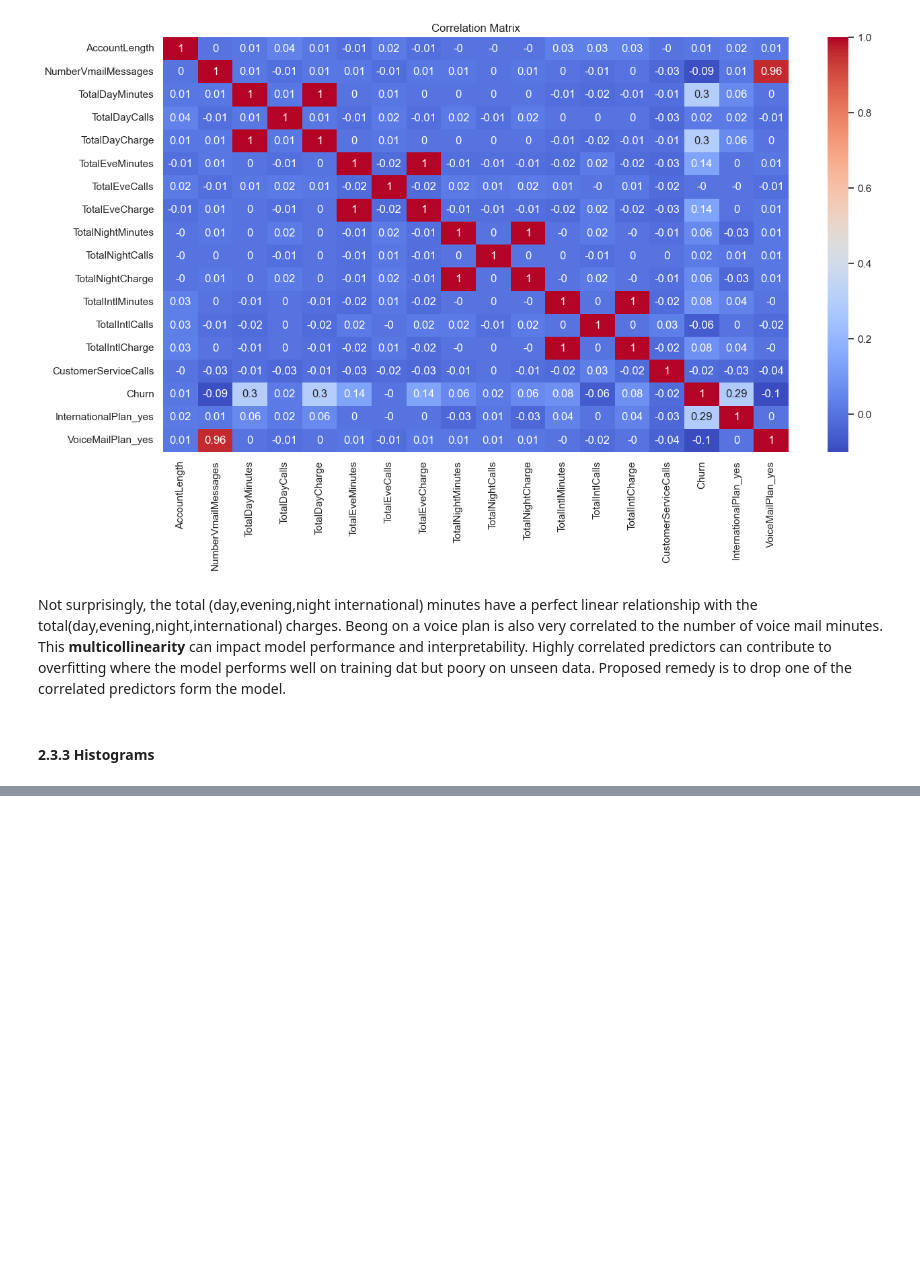
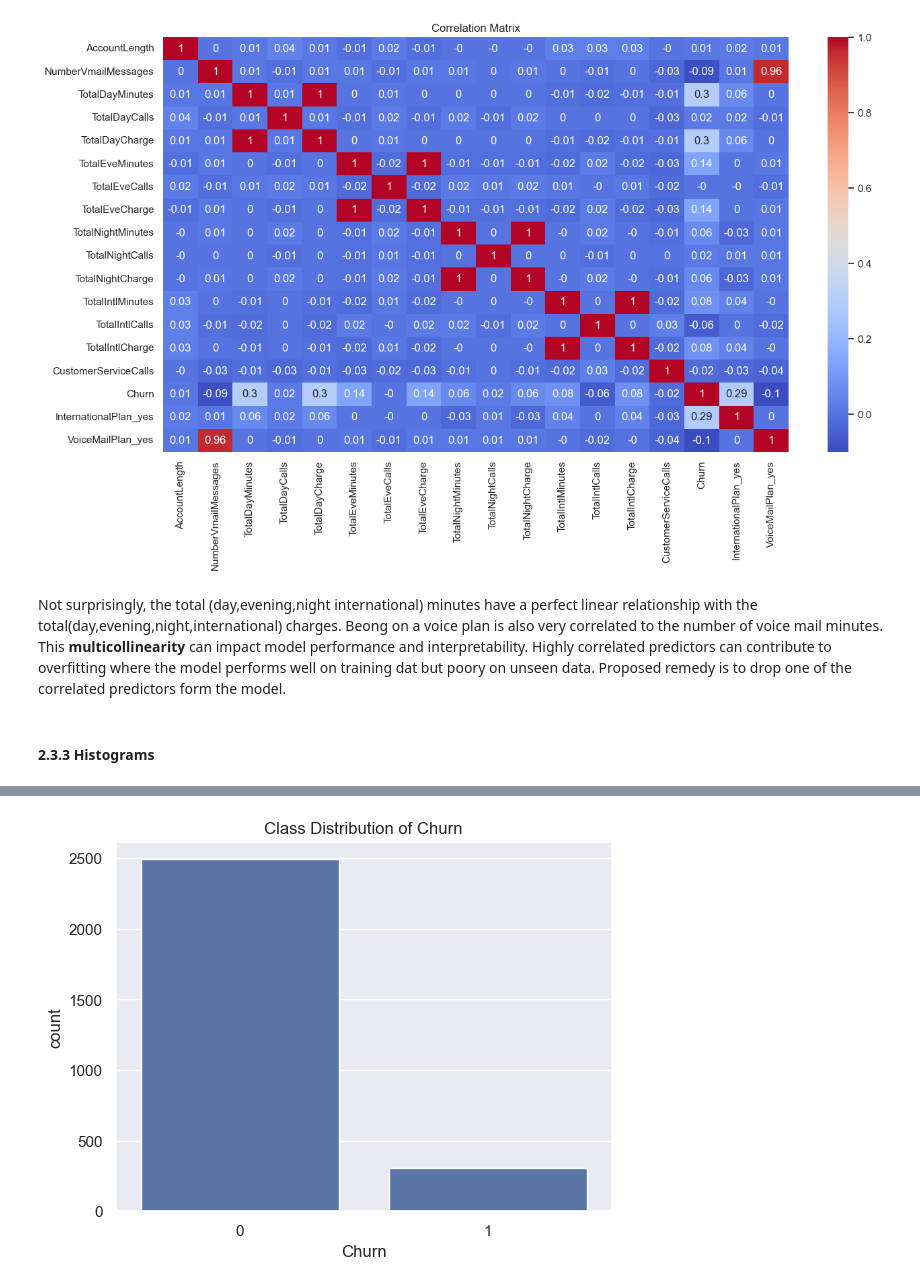
Before and after one commit to WambuiMunene/Phase-3-Project, a Jupyter notebook: index.ipynb, the cells around one changed output, grey strips where cells are left out. Cells and saved outputs as stored; diff of their text form; code cells hidden in the pictures; blank space fills up the shorter version.

```diff
--- a/index.ipynb
+++ b/index.ipynb
@@ -481,0 +513,7 @@ numerical_cols =
+# %%
+# Plot the classes
+sns.countplot(x='Churn', data=data)
+plt.title('Class Distribution of Churn')
+plt.show()
+# %% [output]
+[figure, added]
```
Also changed, not shown: parts of 6 cells of this notebook.
